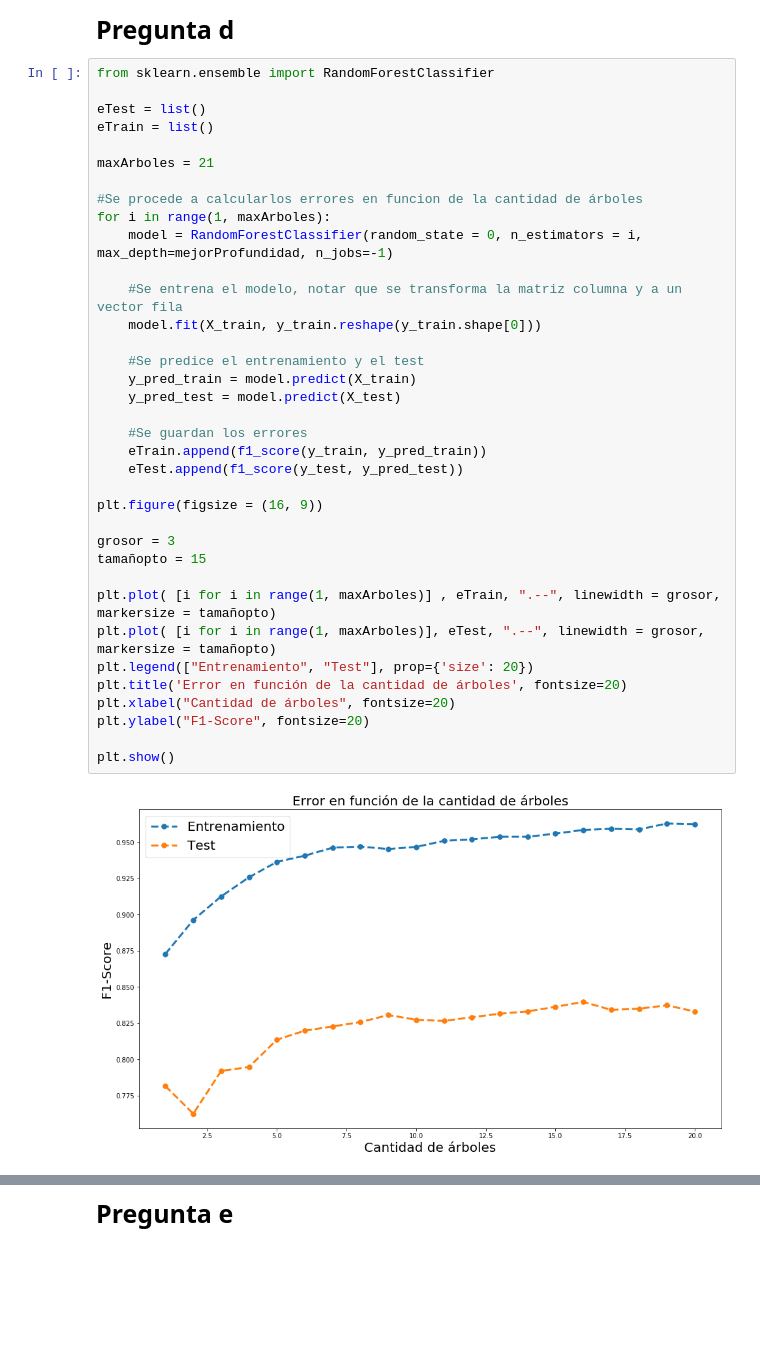
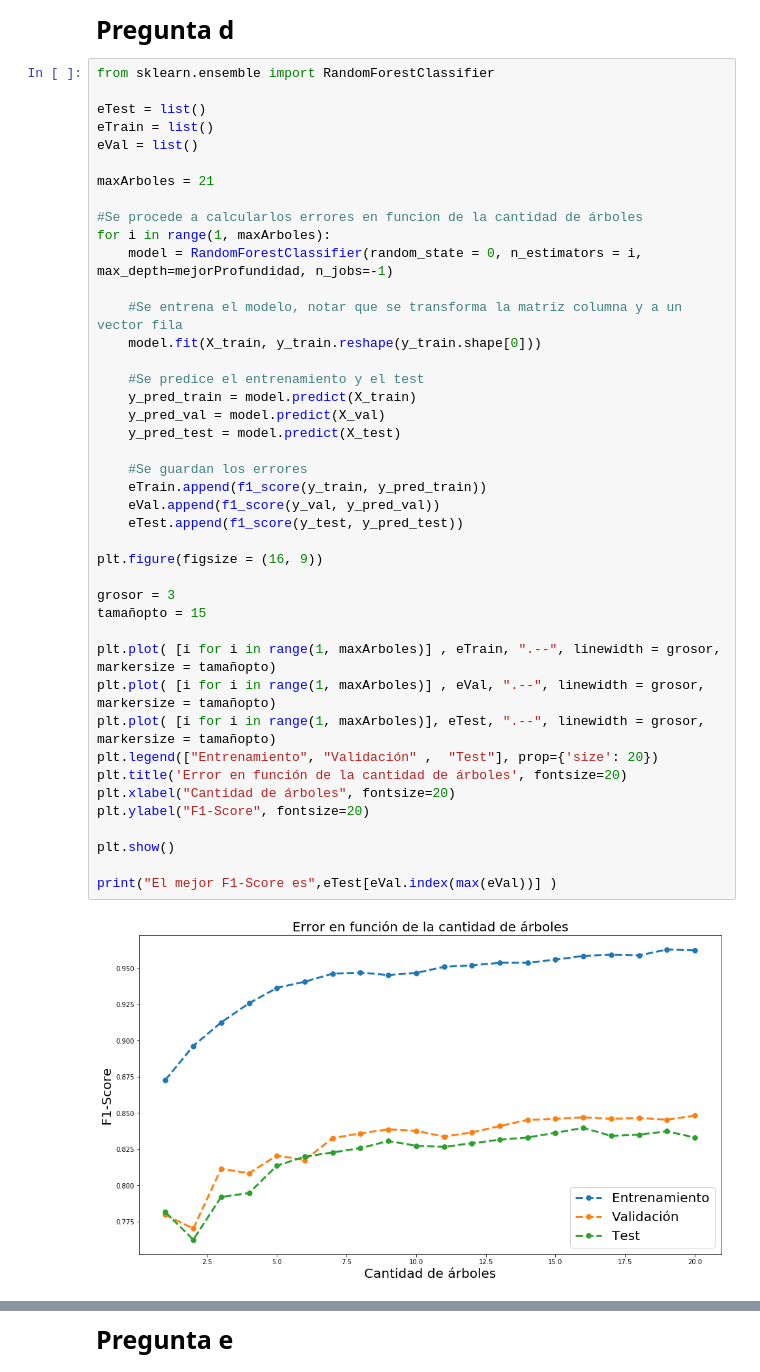
Before and after one commit to Sitrico/ML-T3, a Jupyter notebook: Laboratorio 3 - Parte 3.ipynb, the cells around one changed output, grey strips where cells are left out. Saved outputs shown, nothing was run; the diff lists cells and outputs as text; blank space fills up the shorter version.

```diff
--- a/Laboratorio 3 - Parte 3.ipynb
+++ b/Laboratorio 3 - Parte 3.ipynb
@@ -114,36 +114,42 @@ from sklearn.ensemble import RandomForestClassifier
 
 eTest = list()
 eTrain = list()
+eVal = list()
 
 maxArboles = 21
 
 #Se procede a calcularlos errores en funcion de la cantidad de árboles
 for i in range(1, maxArboles):
     model = RandomForestClassifier(random_state = 0, n_estimators = i, max_depth=mejorProfundidad, n_jobs=-1)
 
     #Se entrena el modelo, notar que se transforma la matriz columna y a un vector fila
     model.fit(X_train, y_train.reshape(y_train.shape[0]))
 
     #Se predice el entrenamiento y el test
     y_pred_train = model.predict(X_train)
+    y_pred_val = model.predict(X_val)
     y_pred_test = model.predict(X_test)
 
     #Se guardan los errores
     eTrain.append(f1_score(y_train, y_pred_train))
+    eVal.append(f1_score(y_val, y_pred_val))
     eTest.append(f1_score(y_test, y_pred_test))
 
 plt.figure(figsize = (16, 9))
 
 grosor = 3
 tamañopto = 15
 
 plt.plot( [i for i in range(1, maxArboles)] , eTrain, ".--", linewidth = grosor, markersize = tamañopto)
+plt.plot( [i for i in range(1, maxArboles)] , eVal, ".--", linewidth = grosor, markersize = tamañopto)
 plt.plot( [i for i in range(1, maxArboles)], eTest, ".--", linewidth = grosor, markersize = tamañopto)
-plt.legend(["Entrenamiento", "Test"], prop={'size': 20})
+plt.legend(["Entrenamiento", "Validación" ,  "Test"], prop={'size': 20})
 plt.title('Error en función de la cantidad de árboles', fontsize=20)
 plt.xlabel("Cantidad de árboles", fontsize=20)
 plt.ylabel("F1-Score", fontsize=20)
 
 plt.show()
+
+print("El mejor F1-Score es",eTest[eVal.index(max(eVal))] )
 # %% [output]
-[figure, old version]
+[figure, new version]
```
Also changed, not shown: parts of 7 cells of this notebook.
